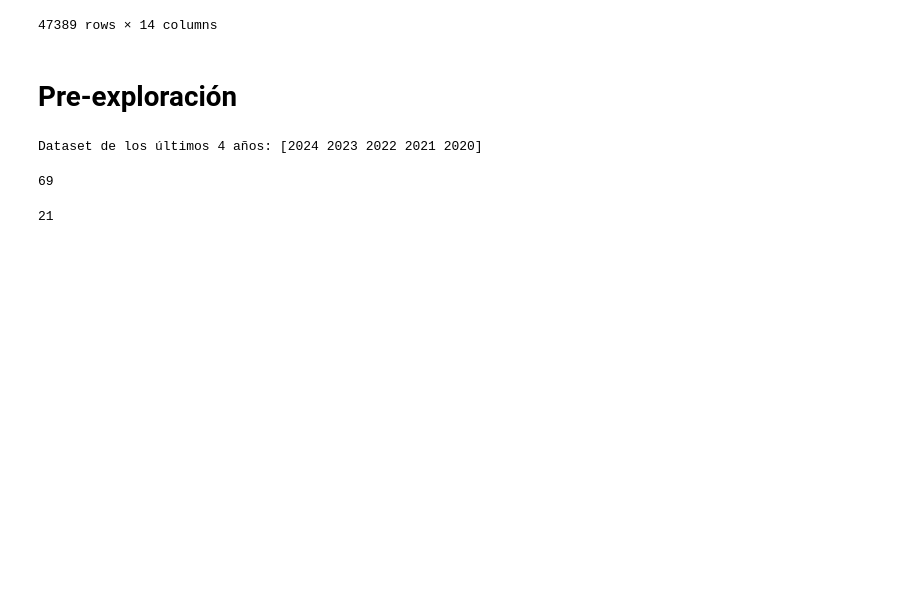
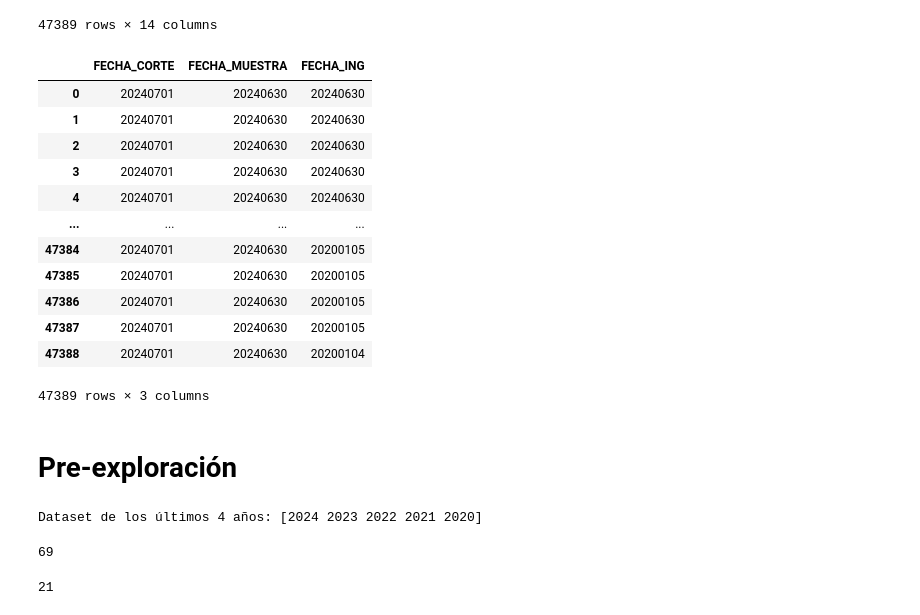
Before and after one commit to JPretellEco/Proyecto_CONOVATEC2025, a Jupyter notebook: notebooks/limpieza.ipynb, the cells around one changed output. Drawn from its saved outputs; the diff is of its cells as text; code cells hidden in the pictures; blank space fills up the shorter version.

Commit message:
Data limpia y transformada

```diff
--- a/notebooks/limpieza.ipynb
+++ b/notebooks/limpieza.ipynb
@@ -22,6 +22,22 @@ data
 | 47387 | 20240701 | 20240630 | PIURA | SANTA CATALINA DE MOSSA | MORROPON | 200408 | 2020 | 1 | 48 | ... |
 | 47388 | 20240701 | 20240630 | PIURA | CHULUCANAS | MORROPON | 200401 | 2020 | 1 | 48 | ... |
 47389 rows × 14 columns
+# %%
+data.loc[:,['FECHA_CORTE','FECHA_MUESTRA','FECHA_ING']]
+# %% [output]
+|  | FECHA_CORTE | FECHA_MUESTRA | FECHA_ING |
+| 0 | 20240701 | 20240630 | 20240630 |
+| 1 | 20240701 | 20240630 | 20240630 |
+| 2 | 20240701 | 20240630 | 20240630 |
+| 3 | 20240701 | 20240630 | 20240630 |
+| 4 | 20240701 | 20240630 | 20240630 |
+| ... | ... | ... | ... |
+| 47384 | 20240701 | 20240630 | 20200105 |
+| 47385 | 20240701 | 20240630 | 20200105 |
+| 47386 | 20240701 | 20240630 | 20200105 |
+| 47387 | 20240701 | 20240630 | 20200105 |
+| 47388 | 20240701 | 20240630 | 20200104 |
+47389 rows × 3 columns
 # %% [markdown]
 # Pre-exploración
 # %%
```
Also changed, not shown: parts of 1 cell of this notebook.
